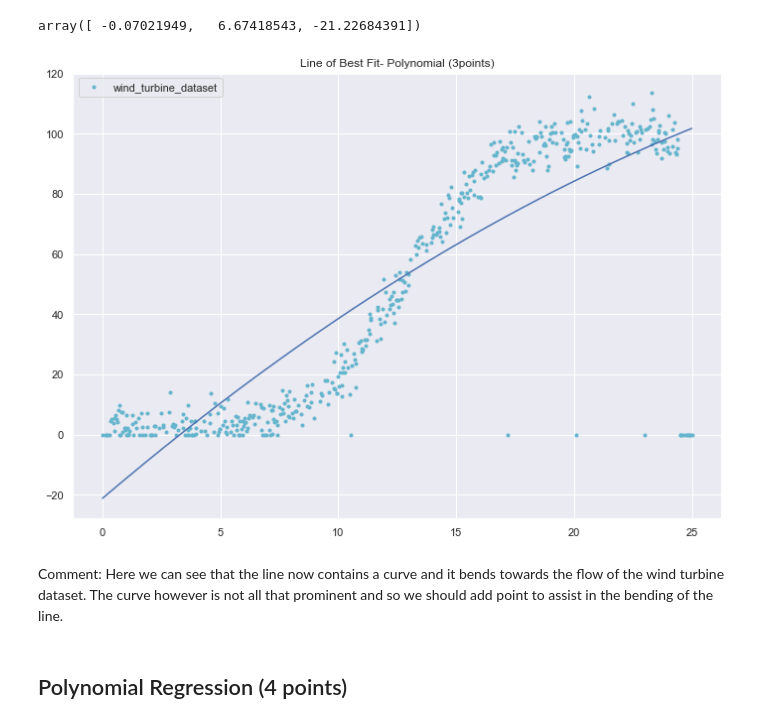
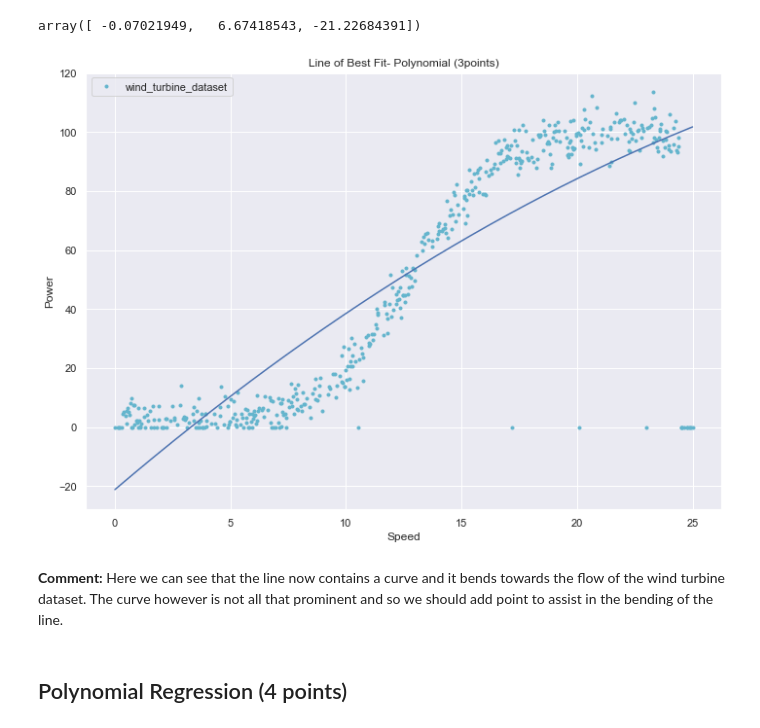
Before and after one commit to Deego88/FoDA_Project_2020, a Jupyter notebook: FoDA_Project_2020.ipynb, the cells around one changed output. Cells and saved outputs as stored; diff of their text form; code cells hidden in the pictures.

```diff
--- a/FoDA_Project_2020.ipynb
+++ b/FoDA_Project_2020.ipynb
@@ -307,18 +311,20 @@ array([ -0.07021949,   6.67418543, -21.22684391])
 x = wind_turbine_dataset["speed"]
 y1 = coeff3[0] * x**2 + coeff3[1] * x + coeff3[2]
 # %%
-# Show the New Plot
+# Show the new line.
 
 plt.plot(wind_turbine_dataset["speed"], wind_turbine_dataset["power"], "c.", label= "wind_turbine_dataset")
 
 plt.plot(x, y1, "-")
 plt.title("Line of Best Fit- Polynomial (3points)")
+plt.xlabel("Speed")
+plt.ylabel("Power")
 plt.legend()
 plt.show()
 # %% [output]
-[figure, old version]
+[figure, new version]
 # %% [markdown]
-Comment: Here we can see that the line now contains a curve and it bends towards the flow of the wind turbine dataset. The curve however is not all that prominent and so we should add point to assist in the bending of the line.
+**Comment:** Here we can see that the line now contains a curve and it bends towards the flow of the wind turbine dataset. The curve however is not all that prominent and so we should add point to assist in the bending of the line.
 # %% [markdown]
 ## Polynomial Regression (4 points)
 # %%
```
Also changed, not shown: parts of 34 cells of this notebook.
